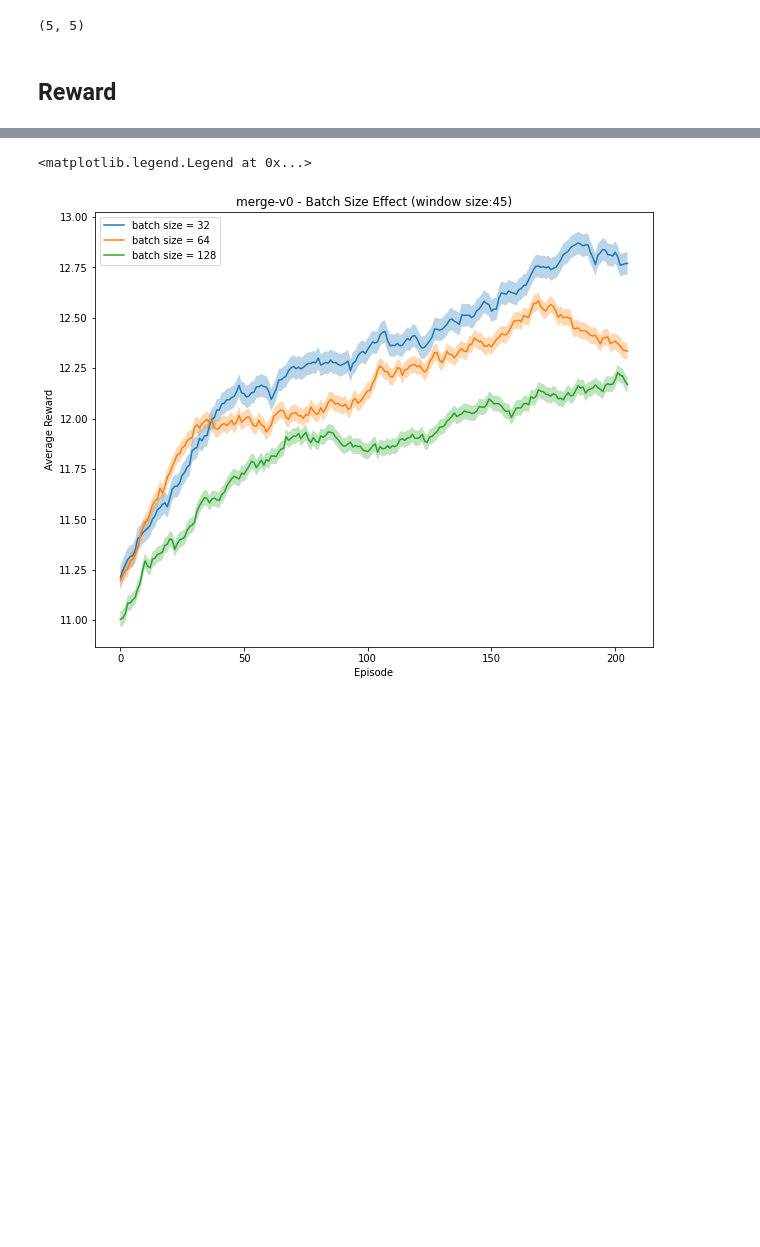
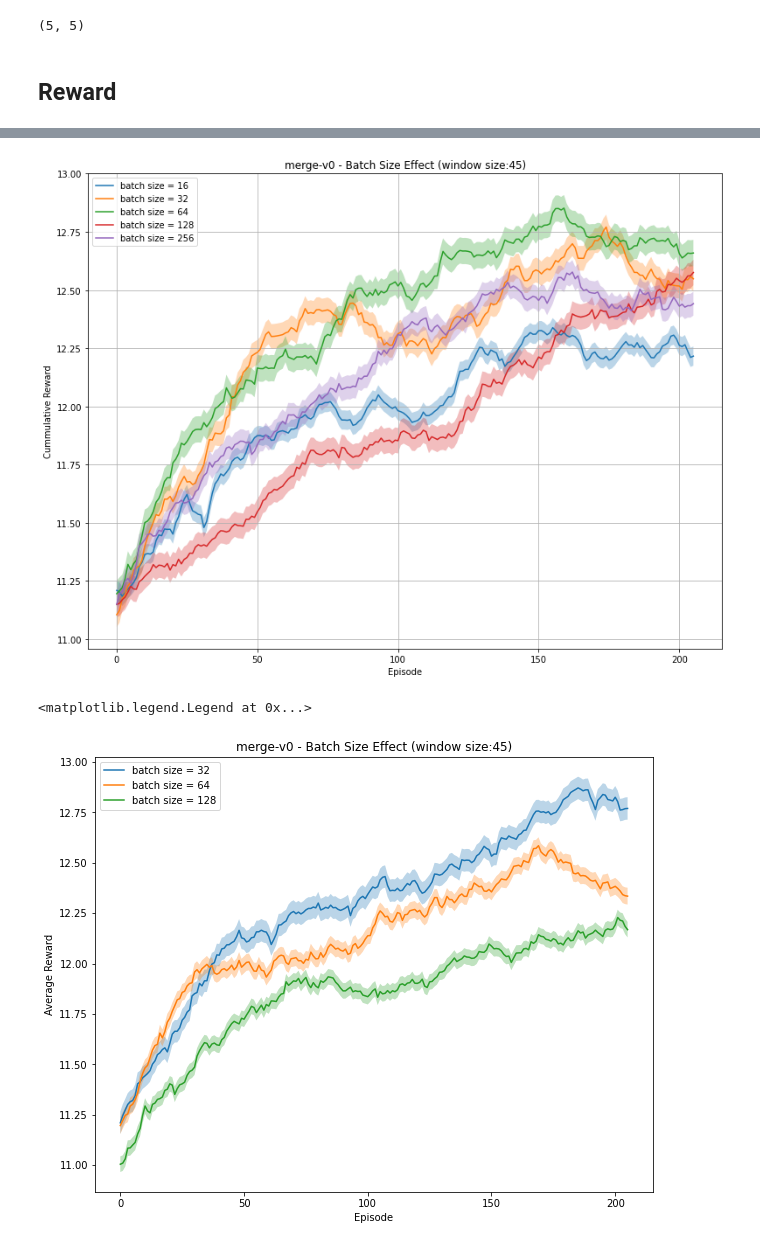
Before and after one commit to mohammadsaadati80/Highway-DQN, a Jupyter notebook: IL_HW5.ipynb, the cells around one changed output, grey strips where cells are left out. Saved outputs shown, nothing was run; the diff lists cells and outputs as text; code cells hidden in the pictures; blank space fills up the shorter version.

Commit message:
Add grid for plot

```diff
--- a/IL_HW5.ipynb
+++ b/IL_HW5.ipynb
@@ -311,7 +317,7 @@ def run_DeepQLearning_agent(_batch_size, _agent=None, number_of_episodes=250, ep
             recent_cumulative_rewards.append(cumulative_reward)
             epsilon = max(epsilon_end, epsilon_decay_rate*epsilon)
             print('\rEpisode {}\tAverage Reward: {:.2f}\tEpsilon: {:.2f}'.format(episode+1, np.mean(recent_cumulative_rewards), epsilon), end="")
-            if (episode+1) % 25 == 0:
+            if (episode+1) % (number_of_episodes/10) == 0:
                 print('\rEpisode {}\tAverage Reward: {:.2f}\tEpsilon: {:.2f}'.format(episode+1, np.mean(recent_cumulative_rewards), epsilon))
 
         cpp = 'dqn'+str(_batch_size) +'-checkpoint.pth'
@@ -319,7 +325,9 @@ def run_DeepQLearning_agent(_batch_size, _agent=None, number_of_episodes=250, ep
         torch.save(agent.value_network.state_dict(), cpp)
         optimal_agent = agent
 
-    return cumulative_rewards, agent, state_dict, cpp
+    return cumulative_rewards, agent
 # %% [markdown]
 <a name='2-2'></a>
 ## Reward
+# %%
+crs0, agent0 = run_DeepQLearning_agent(_batch_size=16)
@@ -385,0 +412,2 @@ Episode 250     Average Reward: 14.25   Epsilon: 0.01
+# %%
+ crs34, agent34 = run_DeepQLearning_agent(_batch_size=256)
@@ -386 +432,33 @@ Episode 250     Average Reward: 14.25   Epsilon: 0.01
+# %%
+window_size = 45
+cr0_ = np.convolve(np.mean(crs0, axis=0), np.ones(window_size)/window_size, mode='valid')
+cr1_ = np.convolve(np.mean(crs1, axis=0), np.ones(window_size)/window_size, mode='valid')
+cr2_ = np.convolve(np.mean(crs2, axis=0), np.ones(window_size)/window_size, mode='valid')
+cr3_ = np.convolve(np.mean(crs3, axis=0), np.ones(window_size)/window_size, mode='valid')
+cr34_ = np.convolve(np.mean(crs34, axis=0), np.ones(window_size)/window_size, mode='valid')
+ci0 = 1.96 * np.std(cr0_)/np.sqrt(len(cr0_))
+ci1 = 1.96 * np.std(cr1_)/np.sqrt(len(cr1_))
+ci2 = 1.96 * np.std(cr2_)/np.sqrt(len(cr2_))
+ci3 = 1.96 * np.std(cr3_)/np.sqrt(len(cr3_))
+ci34 = 1.96 * np.std(cr34_)/np.sqrt(len(cr34_))
+
+plt.figure(figsize=(13, 10))
+plt.title("merge-v0 - Batch Size Effect (window size:"+str(window_size)+")")
+plt.plot(cr0_, label='batch size = 16')
+plt.plot(cr1_, label='batch size = 32')
+plt.plot(cr2_, label='batch size = 64')
+plt.plot(cr3_, label='batch size = 128')
+plt.plot(cr34_, label='batch size = 256')
+plt.fill_between(range(len(cr0_)), (cr0_-ci0), (cr0_+ci0), alpha=.3)
+plt.fill_between(range(len(cr1_)), (cr1_-ci1), (cr1_+ci1), alpha=.3)
+plt.fill_between(range(len(cr2_)), (cr2_-ci2), (cr2_+ci2), alpha=.3)
+plt.fill_between(range(len(cr3_)), (cr3_-ci3), (cr3_+ci3), alpha=.3)
+plt.fill_between(range(len(cr34_)), (cr34_-ci34), (cr34_+ci34), alpha=.3)
+plt.xlabel("Episode")
+plt.ylabel('Cummulative Reward')
+plt.legend()
+plt.grid()
+plt.show()
+# %% [output]
+[figure, added]
 # %%
```
Also changed, not shown: parts of 21 cells of this notebook, 2 other files.
